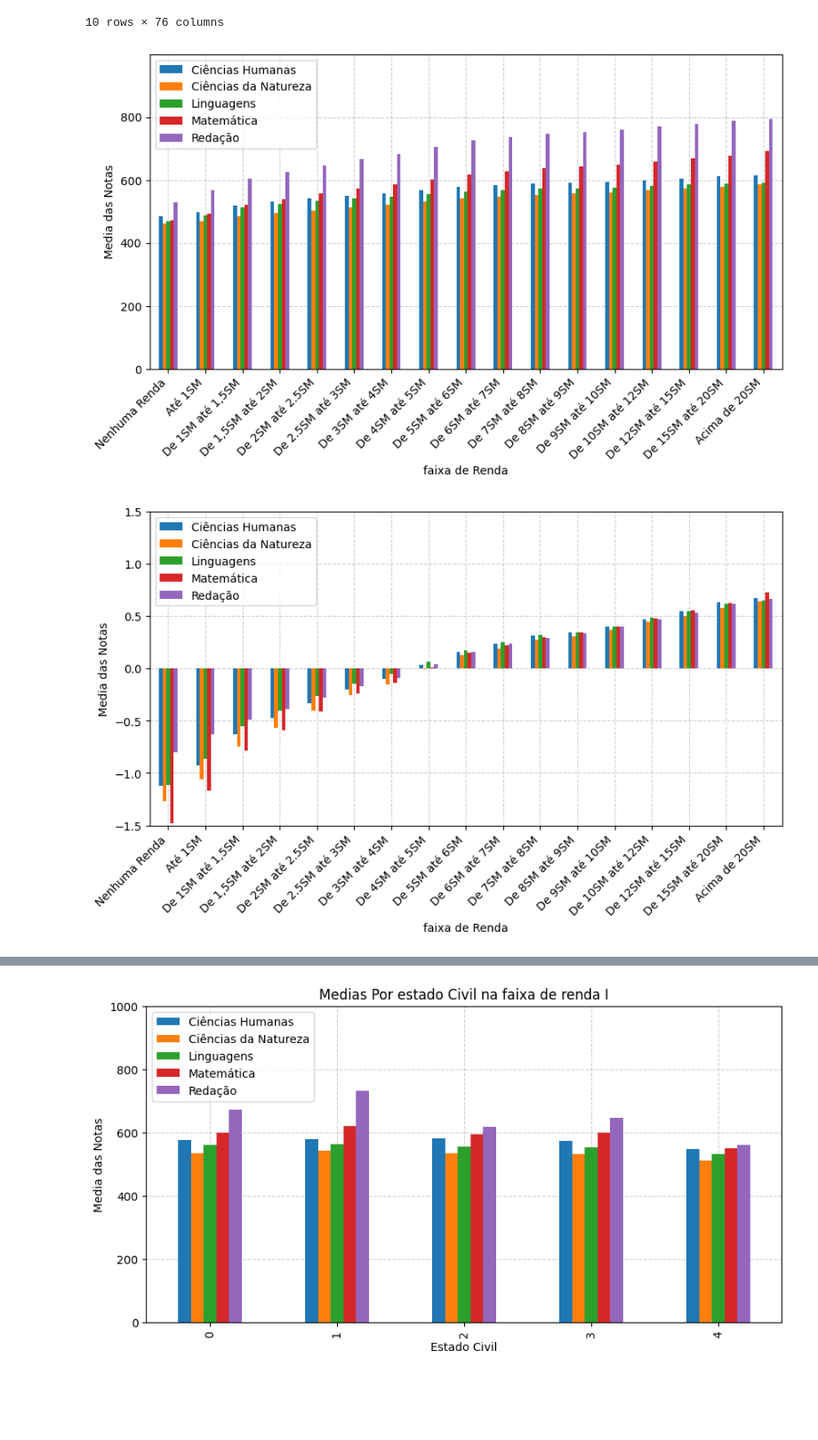
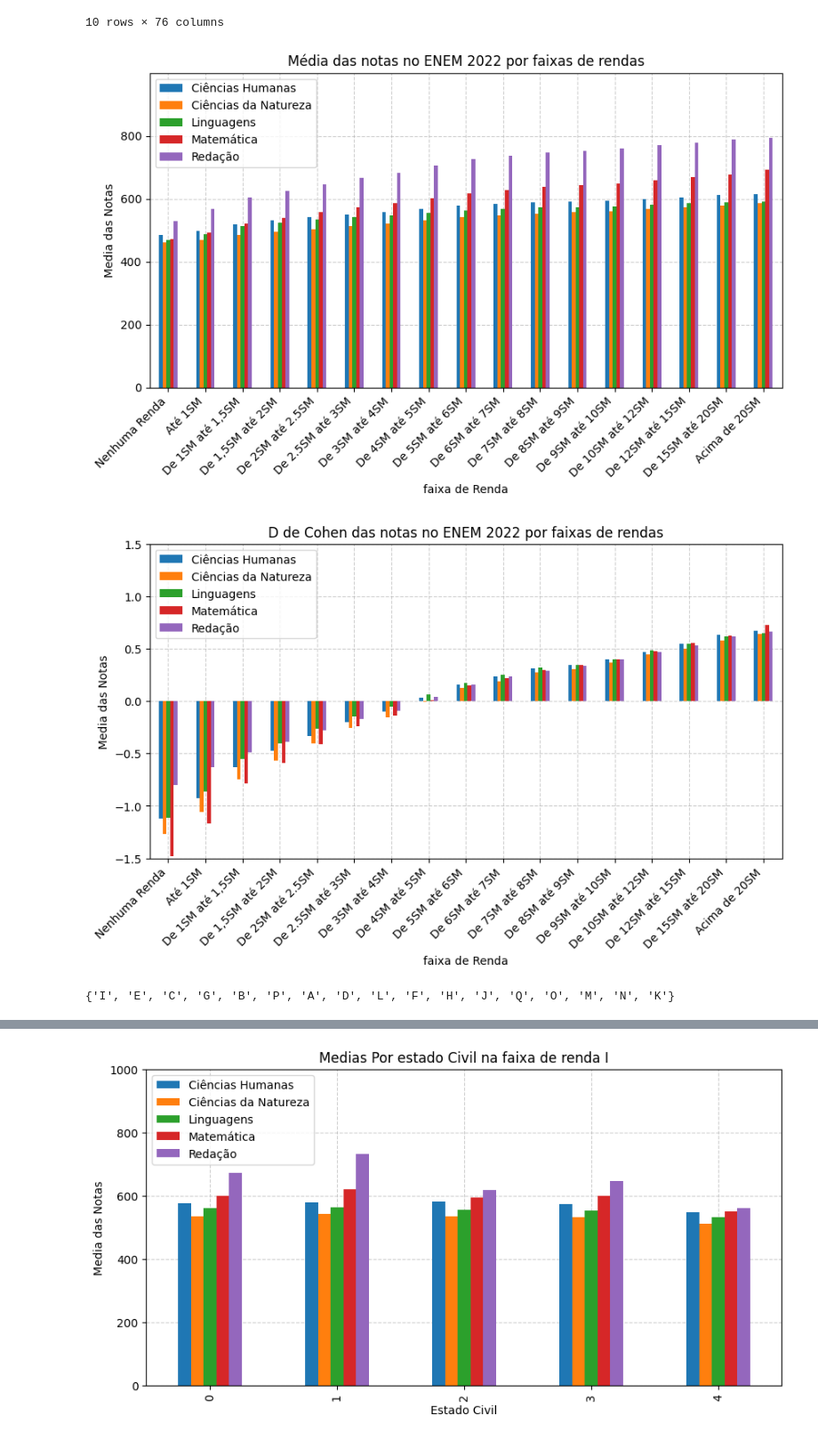
Before and after one commit to laupontiroli/APS_1_cdados, a Jupyter notebook: analise_dados.ipynb, the cells around one changed output, grey strips where cells are left out. Shown at 89% size. Saved outputs shown, nothing was run; the diff lists cells and outputs as text; code cells hidden in the pictures; blank space fills up the shorter version.

```diff
--- a/analise_dados.ipynb
+++ b/analise_dados.ipynb
@@ -43,34 +43,35 @@ f_rendas = [
     "Nenhuma Renda",
     "Até 1SM",
     "De 1SM até 1,5SM",
     "De 1,5SM até 2SM",
     "De 2SM até 2.5SM",
     "De 2.5SM até 3SM",
     "De 3SM até 4SM",
     "De 4SM até 5SM",
     "De 5SM até 6SM",
     "De 6SM até 7SM",
     "De 7SM até 8SM",
     "De 8SM até 9SM",
     "De 9SM até 10SM",
     "De 10SM até 12SM",
     "De 12SM até 15SM",
     "De 15SM até 20SM",
     "Acima de 20SM"
 
 ]
 
 
 medias_por_renda.plot.bar(stacked=False, figsize=(10,5),zorder=2, ylim=(0,1000))
 plt.grid(True,linestyle='--', zorder=1,alpha=0.6)
 plt.ylabel("Media das Notas")
 plt.xlabel('faixa de Renda')
+plt.title("Média das notas no ENEM 2022 por faixas de rendas")
 plt.xticks(range(len(f_rendas)),labels=f_rendas, rotation=45, ha='right')
 plt.legend(['Ciências Humanas','Ciências da Natureza','Linguagens','Matemática','Redação'])
 plt.yticks([0,200,400,600,800])
 plt.show()
 # %% [output]
-[figure, old version]
+[figure, new version]
 # %%
 #fazendo o de cohen por renda
 import matplotlib.pyplot as plt
@@ -119,9 +120,21 @@ dcohen.plot.bar(stacked=False, figsize=(10,5), ylim = (-1.5, 1.5),zorder=2)
 plt.grid(True,linestyle='--', zorder=1,alpha=0.6)
 plt.ylabel("Media das Notas")
 plt.xlabel('faixa de Renda')
+plt.title("D de Cohen das notas no ENEM 2022 por faixas de rendas")
 plt.xticks(range(len(f_rendas)),labels=f_rendas, rotation=45, ha='right')
 plt.legend(['Ciências Humanas','Ciências da Natureza','Linguagens','Matemática','Redação'], loc="upper left")
 plt.show()
 # %% [output]
-[figure, old version]
+[figure, new version]
+# %%
+df_estado_civil=mcdados_filtrado[["NU_NOTA_CH","NU_NOTA_CN","NU_NOTA_LC","NU_NOTA_MT","NU_NOTA_REDACAO","Q006","TP_ESTADO_CIVIL"]]
+
+df_filtros_solteiros = df_estado_civil['TP_ESTADO_CIVIL']==1
+df_filtro_casados = df_estado_civil['TP_ESTADO_CIVIL']==2
+
+df_estado_civil = df_estado_civil[df_filtro_casados | df_filtros_solteiros]
+
+rendas=set(df_estado_civil['Q006'].tolist())
+# %% [output]
+{'I', 'E', 'C', 'G', 'B', 'P', 'A', 'D', 'L', 'F', 'H', 'J', 'Q', 'O', 'M', 'N', 'K'}
 # %%
```
Also changed, not shown: parts of 1 cell of this notebook.
